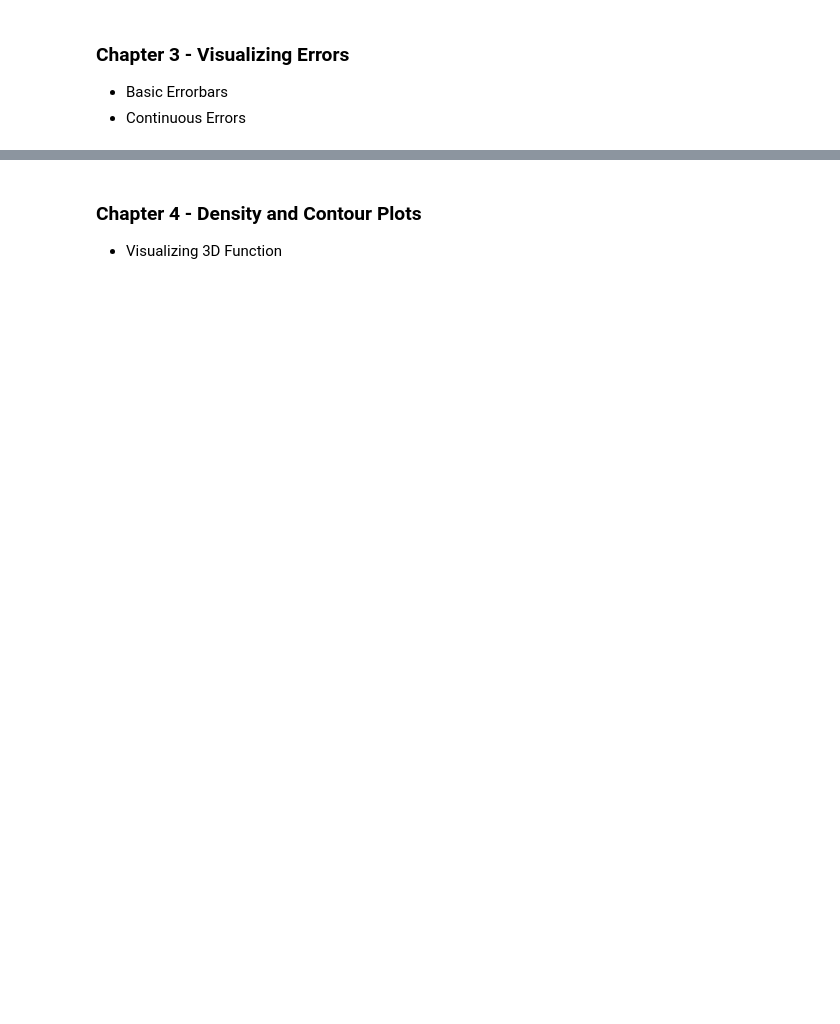
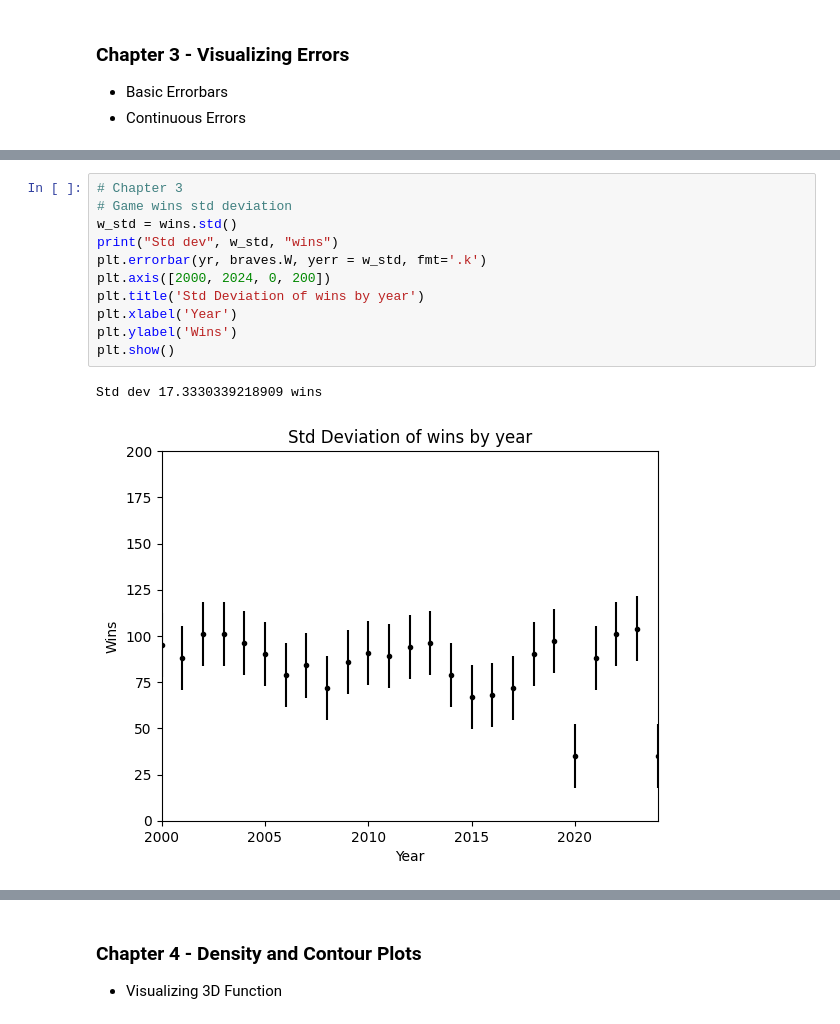
Before and after one commit to C00lEagle/Project4, a Jupyter notebook: Project4MY.ipynb, the cells around one changed output, grey strips where cells are left out. Drawn from its saved outputs; the diff is of its cells as text; blank space fills up the shorter version.

```diff
--- a/Project4MY.ipynb
+++ b/Project4MY.ipynb
@@ -161,0 +171,14 @@ NameError: name 'plt' is not defined
+# %%
+# Chapter 3
+# Game wins std deviation
+w_std = wins.std()
+print("Std dev", w_std, "wins")
+plt.errorbar(yr, braves.W, yerr = w_std, fmt='.k')
+plt.axis([2000, 2024, 0, 200])
+plt.title('Std Deviation of wins by year')
+plt.xlabel('Year')
+plt.ylabel('Wins')
+plt.show()
+# %% [output]
+Std dev 17.3330339218909 wins
+[figure, added]
```
Also changed, not shown: parts of 34 cells of this notebook, 2 other files.
